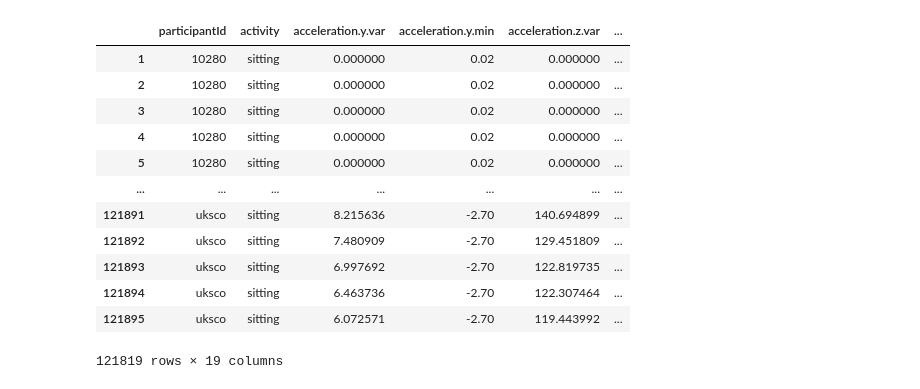
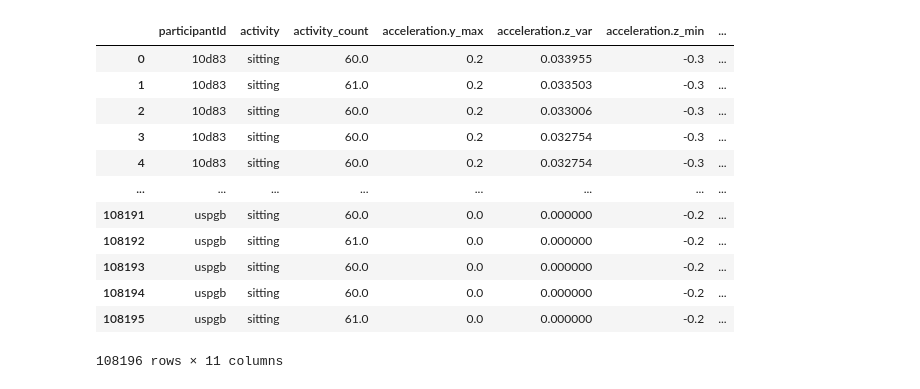
Before and after one commit to simon-a-schmitt/Human-Activity-Recognition, a Jupyter notebook: getfeatures.ipynb, the cells around one changed output. Cells and saved outputs as stored; diff of their text form; code cells hidden in the pictures.

```diff
--- a/getfeatures.ipynb
+++ b/getfeatures.ipynb
@@ -22,0 +157,4 @@ project=pickle.load(open("../project.pkl","rb"))
+# %%
+X, y = RandomUnderSampler().fit_resample(df4.drop(columns=["activity"]), df4.activity)
+groups=X.participantId
+X.drop(columns=["participantId"], inplace=True)
@@ -129,8 +193,0 @@ df3
-# %%
-df4=df3.copy()
-
-df4.index=df3.index.droplevel(1)
-df4=df4.reset_index()
-
-df4.dropna(inplace=True)
-df4
@@ -153,14 +193,0 @@ df5=df4.sample(1000)
-# %%
-from sklearn.model_selection import cross_val_score
-from sklearn.model_selection import LeaveOneGroupOut
-from sklearn.ensemble import RandomForestClassifier
-clf = RandomForestClassifier(random_state=0)
-
-# Assume df is a pandas dataframe with features and labels
-X = df5.drop(['activity','participantId'], axis=1) # Features
-y = df5['activity'].ravel() # Labels
-groups = df5['participantId'] # Group identifiers
-
-from sklearn.model_selection import cross_val_score
-scores=cross_val_score(clf, X, y, cv=LeaveOneGroupOut(), groups=groups, scoring="f1_macro")
-scores.mean()
@@ -169,7 +235,5 @@ scores.mean()
 # %%
 from sklearn.feature_selection import RFECV
-import matplotlib.pyplot as plt
+from sklearn.model_selection import GroupKFold
 
-# rfecv = RFECV(estimator=clf, step=1, cv=LeaveOneGroupOut(), groups=groups, scoring='f1_macro')
-rfecv = RFECV(estimator=clf, step=1, scoring='f1_macro')
-rfecv = rfecv.fit(X, y)
+rfecv=RFECV(estimator=DecisionTreeClassifier(), cv=GroupKFold(n_splits=5), step=1 , verbose=1, scoring='f1_macro').fit(X,y,groups=groups)
@@ -208,17 +306,17 @@ df4
 # %%
-df6=pd.concat([df4.participantId,pd.DataFrame(labels[df4.activity.astype(int)],columns=["activity"]),df4[rfecv.get_feature_names_out(X.columns)]],axis=1).dropna()
+df6=pd.concat([df4.participantId,df4.activity,df4[rfecv.get_feature_names_out(X.columns)]],axis=1).dropna()
 df6
 # %% [output]
-|  | participantId | activity | acceleration.y.var | acceleration.y.min | acceleration.z.var | ... |
-| 1 | 10280 | sitting | 0.000000 | 0.02 | 0.000000 | ... |
-| 2 | 10280 | sitting | 0.000000 | 0.02 | 0.000000 | ... |
-| 3 | 10280 | sitting | 0.000000 | 0.02 | 0.000000 | ... |
-| 4 | 10280 | sitting | 0.000000 | 0.02 | 0.000000 | ... |
-| 5 | 10280 | sitting | 0.000000 | 0.02 | 0.000000 | ... |
-| ... | ... | ... | ... | ... | ... | ... |
-| 121891 | uksco | sitting | 8.215636 | -2.70 | 140.694899 | ... |
-| 121892 | uksco | sitting | 7.480909 | -2.70 | 129.451809 | ... |
-| 121893 | uksco | sitting | 6.997692 | -2.70 | 122.819735 | ... |
-| 121894 | uksco | sitting | 6.463736 | -2.70 | 122.307464 | ... |
-| 121895 | uksco | sitting | 6.072571 | -2.70 | 119.443992 | ... |
+|  | participantId | activity | activity_count | acceleration.y_max | acceleration.z_var | acceleration.z_min | ... |
+| 0 | 10d83 | sitting | 60.0 | 0.2 | 0.033955 | -0.3 | ... |
+| 1 | 10d83 | sitting | 61.0 | 0.2 | 0.033503 | -0.3 | ... |
+| 2 | 10d83 | sitting | 60.0 | 0.2 | 0.033006 | -0.3 | ... |
+| 3 | 10d83 | sitting | 60.0 | 0.2 | 0.032754 | -0.3 | ... |
+| 4 | 10d83 | sitting | 60.0 | 0.2 | 0.032754 | -0.3 | ... |
+| ... | ... | ... | ... | ... | ... | ... | ... |
+| 108191 | uspgb | sitting | 60.0 | 0.0 | 0.000000 | -0.2 | ... |
+| 108192 | uspgb | sitting | 61.0 | 0.0 | 0.000000 | -0.2 | ... |
+| 108193 | uspgb | sitting | 60.0 | 0.0 | 0.000000 | -0.2 | ... |
+| 108194 | uspgb | sitting | 60.0 | 0.0 | 0.000000 | -0.2 | ... |
+| 108195 | uspgb | sitting | 61.0 | 0.0 | 0.000000 | -0.2 | ... |
-121819 rows × 19 columns
+108196 rows × 11 columns
```
Also changed, not shown: parts of 37 cells of this notebook.
